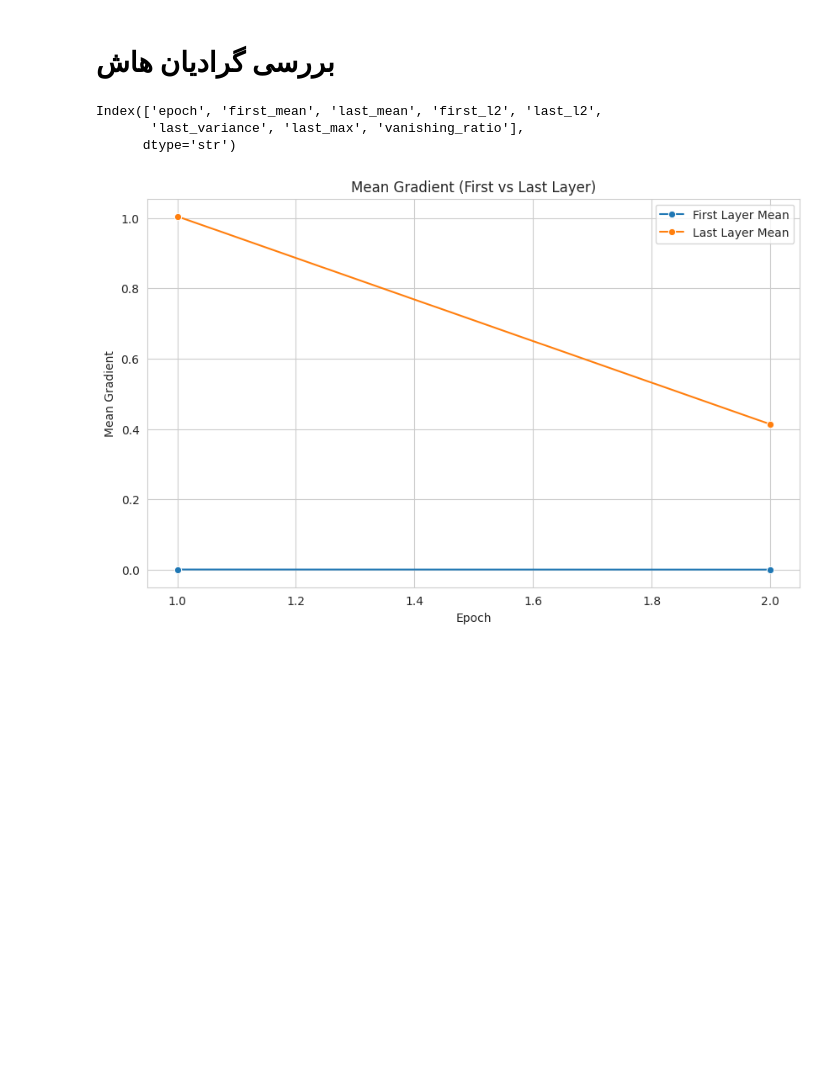
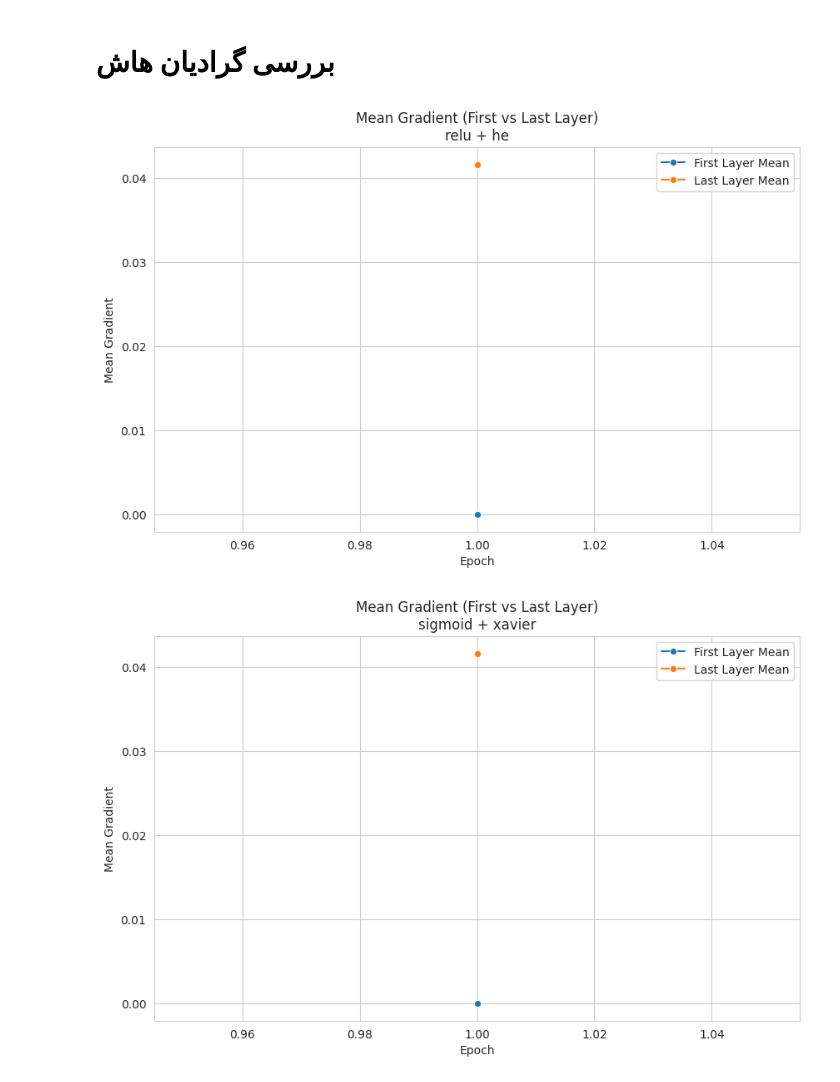
Before and after one commit to MLWorks1/gama, a Jupyter notebook: abolfazlchanbary.ipynb, the cells around one changed output. Drawn from its saved outputs; the diff is of its cells as text; code cells hidden in the pictures; blank space fills up the shorter version.

```diff
--- a/abolfazlchanbary.ipynb
+++ b/abolfazlchanbary.ipynb
@@ -521,10 +546,11 @@ softmax✅
 cross_entropy✅
 # %%
 # ==========================================================
-# Layers - تعریف لایه‌ها
+# تعریف لایه‌ها
 # ==========================================================
-# Flatten: تبدیل ورودی چندبعدی به 2 بعدی (batch_size, features)
+
 class Flatten:
+    """لایه Flatten: تبدیل ورودی چندبعدی به بردار."""
     def forward(self, x):
         self.input_shape = x.shape
         return x.reshape(x.shape[0], -1)
@@ -533,45 +559,41 @@ class Flatten:
         return grad_output.reshape(self.input_shape)
 
 
-# Dense: لایه کاملاً متصل + به‌روزرسانی Adam
 class Dense:
+    """لایه کاملاً متصل با به‌روزرسانی Adam."""
     def __init__(self, in_features, out_features):
         # He initialization
         self.W = np.random.randn(in_features, out_features) * np.sqrt(2. / in_features)
         self.b = np.zeros((1, out_features))
 
-        # Adam state (مقادیر اولیه برای Momentum و RMSProp)
+        # Adam state
         self.mW = np.zeros_like(self.W)
         self.vW = np.zeros_like(self.W)
         self.mb = np.zeros_like(self.b)
         self.vb = np.zeros_like(self.b)
 
-    # Forward Pass
     def forward(self, x):
         self.input = x
         self.z = np.dot(x, self.W) + self.b
         return self.z
 
-    # Backward Pass
     def backward(self, grad_output):
         m = self.input.shape[0]
         self.dW = np.dot(self.input.T, grad_output) / m
         self.db = np.sum(grad_output, axis=0, keepdims=True) / m
         return np.dot(grad_output, self.W.T)
 
-    # Update با Adam
     def update(self, lr, t, beta1=0.9, beta2=0.999, eps=1e-8):
+        # Adam update
         self.mW = beta1 * self.mW + (1 - beta1) * self.dW
         self.vW = beta2 * self.vW + (1 - beta2) * (self.dW ** 2)
         self.mb = beta1 * self.mb + (1 - beta1) * self.db
         self.vb = beta2 * self.vb + (1 - beta2) * (self.db ** 2)
 
-        # Bias correction
         mW_hat = self.mW / (1 - beta1 ** t)
         vW_hat = self.vW / (1 - beta2 ** t)
         mb_hat = self.mb / (1 - beta1 ** t)
         vb_hat = self.vb / (1 - beta2 ** t)
 
-        # آپدیت پارامترها
         self.W -= lr * mW_hat / (np.sqrt(vW_hat) + eps)
         self.b -= lr * mb_hat / (np.sqrt(vb_hat) + eps)
@@ -925,30 +898,24 @@ plot_confusion_matrix(y_true, y_pred_bool, labels)
 # %% [markdown]
 # بررسی گرادیان هاش
 # %%
+import matplotlib.pyplot as plt
+import seaborn as sns
 import pandas as pd
-import seaborn as sns
-import matplotlib.pyplot as plt
 
-grad_df = pd.DataFrame(logger.stats)
+for res in results:
+    logger = res['logger']
+    grad_df = pd.DataFrame(logger.stats)
 
-# بررسی ستون‌ها
-print(grad_df.columns)
+    plt.figure(figsize=(10,6))
+    sns.lineplot(data=grad_df, x="epoch", y="first_mean", label="First Layer Mean", marker="o")
+    sns.lineplot(data=grad_df, x="epoch", y="last_mean", label="Last Layer Mean", marker="o")
 
-# تنظیم اندازه شکل
-plt.figure(figsize=(10,6))
-
-# رسم خطوط با seaborn
-sns.lineplot(data=grad_df, x="epoch", y="first_mean", label="First Layer Mean", marker="o")
-sns.lineplot(data=grad_df, x="epoch", y="last_mean", label="Last Layer Mean", marker="o")
-
-plt.title("Mean Gradient (First vs Last Layer)")
-plt.xlabel("Epoch")
-plt.ylabel("Mean Gradient")
-plt.legend()
-plt.grid(True)
-plt.show()
+    plt.title(f"Mean Gradient (First vs Last Layer)\n{res['activation']} + {res['init']}")
+    plt.xlabel("Epoch")
+    plt.ylabel("Mean Gradient")
+    plt.legend()
+    plt.grid(True)
+    plt.show()
 # %% [output]
-Index(['epoch', 'first_mean', 'last_mean', 'first_l2', 'last_l2',
-       'last_variance', 'last_max', 'vanishing_ratio'],
-      dtype='str')
-[figure, old version]
+[figure, new version]
+[figure, added]
```
Also changed, not shown: parts of 19 cells of this notebook.
